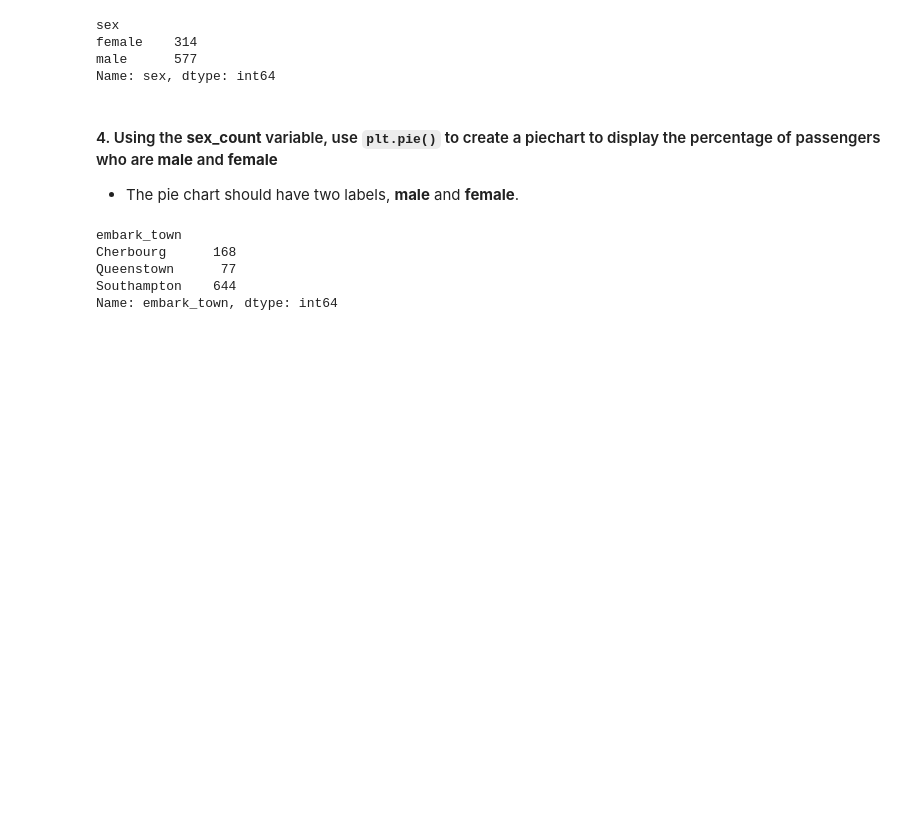
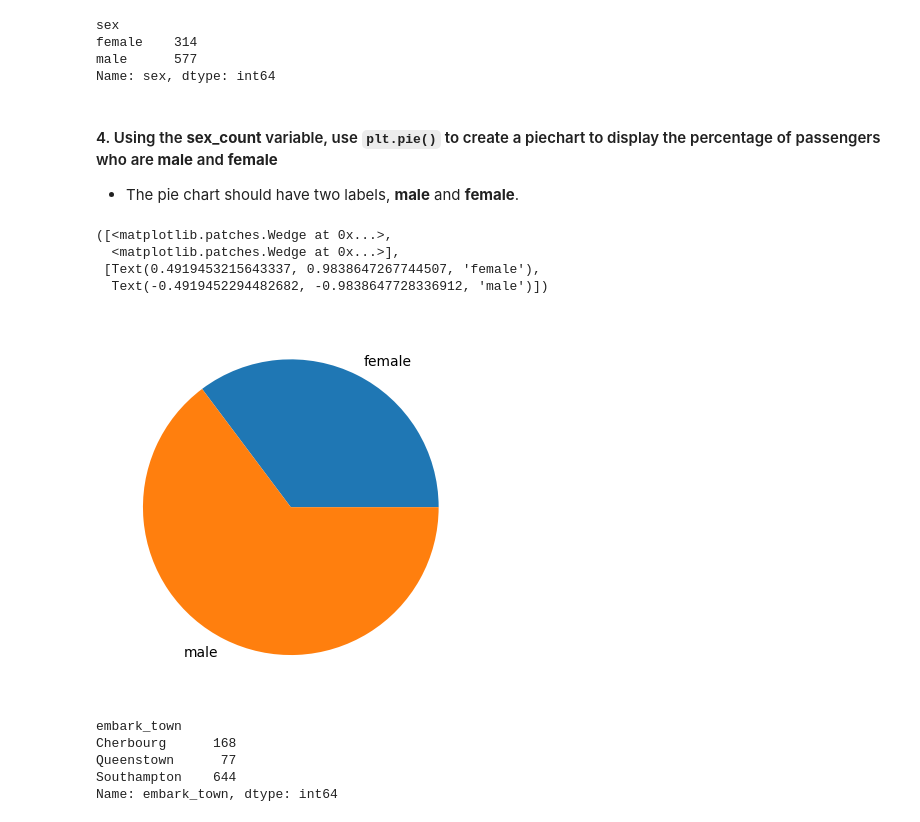
Before and after one commit to RyRyRyRy321/CCTDATS1L_ASSIGNMENT, a Jupyter notebook: exercise_4.ipynb, the cells around one changed output. Saved outputs shown, nothing was run; the diff lists cells and outputs as text; code cells hidden in the pictures; blank space fills up the shorter version.

```diff
--- a/exercise_4.ipynb
+++ b/exercise_4.ipynb
@@ -138,6 +154,13 @@ Name: sex, dtype: int64
 - The pie chart should have two labels, **male** and **female**.
 # %%
 # put your answer here
+plt.pie(sex_count, labels = ["female","male"])
+# %% [output]
+([<matplotlib.patches.Wedge at 0x...>,
+  <matplotlib.patches.Wedge at 0x...>],
+ [Text(0.4919453215643337, 0.9838647267744507, 'female'),
+  Text(-0.4919452294482682, -0.9838647728336912, 'male')])
+[figure, added]
 # %%
 embark_count = df.groupby('embark_town')['embark_town'].count()
 embark_count
```
Also changed, not shown: parts of 6 cells of this notebook.
